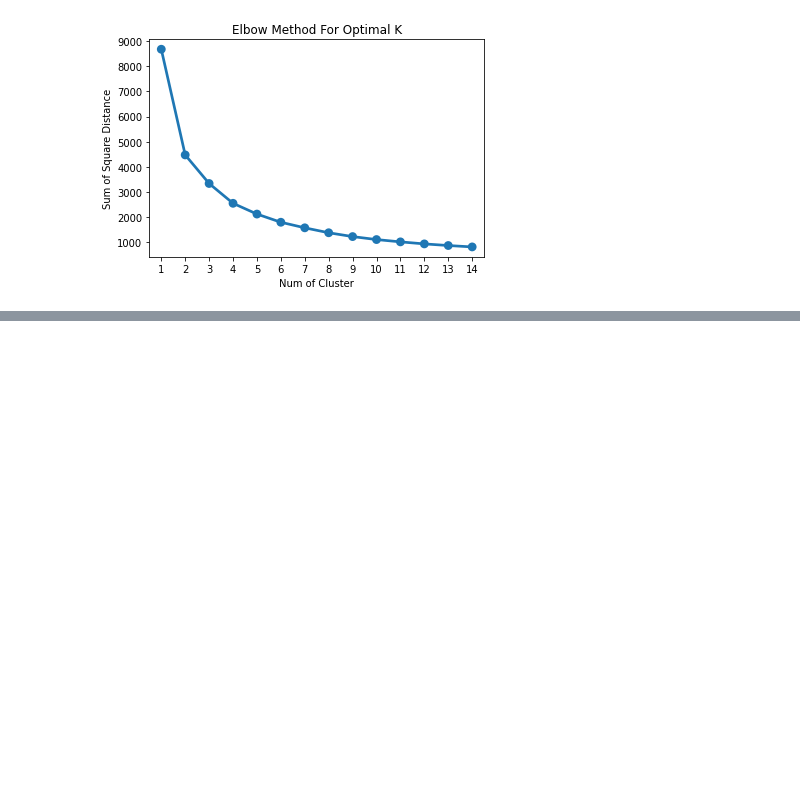
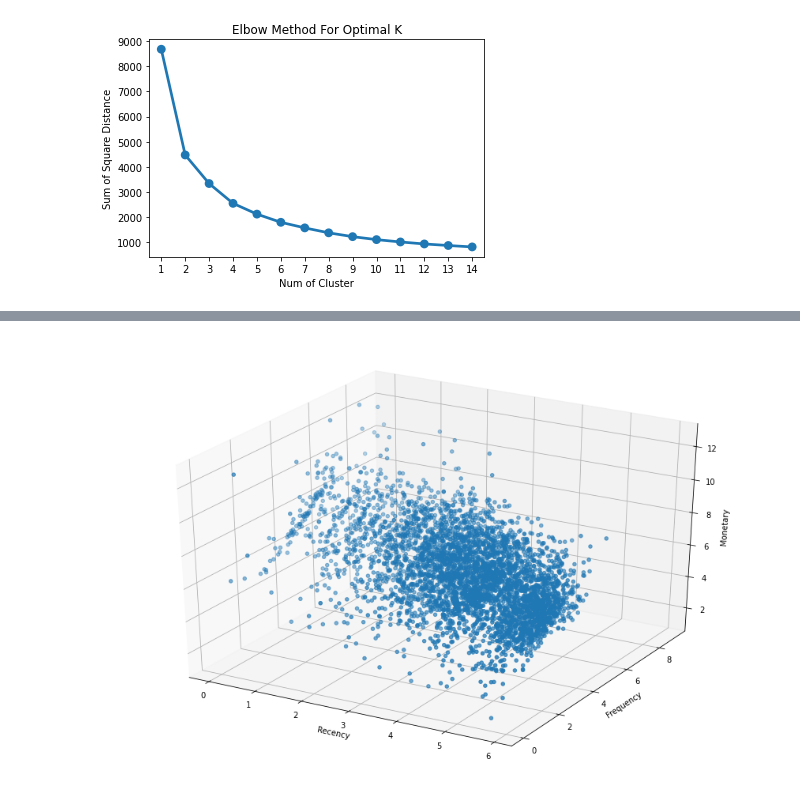
Before and after one commit to Mmbsaksd/Online-Retail, a Jupyter notebook: Online_Retail.ipynb, the cells around one changed output, grey strips where cells are left out. Drawn from its saved outputs; the diff is of its cells as text; code cells hidden in the pictures; blank space fills up the shorter version.

```diff
--- a/Online_Retail.ipynb
+++ b/Online_Retail.ipynb
@@ -914,0 +950,15 @@ plt.show()
+# %%
+#Plotting 3D Visualization of Frequency, Recency and Monetary
+from mpl_toolkits.mplot3d import Axes3D
+fig = plt.figure(figsize=(15,10))
+ax = fig.add_subplot(111, projection= '3d')
+xs = rfm_df.Recency_log
+ys = rfm_df.Frequency_log
+zs = rfm_df.Monetary_log
+ax.scatter(xs,ys,zs)
+ax.set_xlabel('Recency')
+ax.set_ylabel('Frequency')
+ax.set_zlabel('Monetary')
+plt.show()
+# %% [output]
+[figure, added]
```
Also changed, not shown: parts of 6 cells of this notebook.
